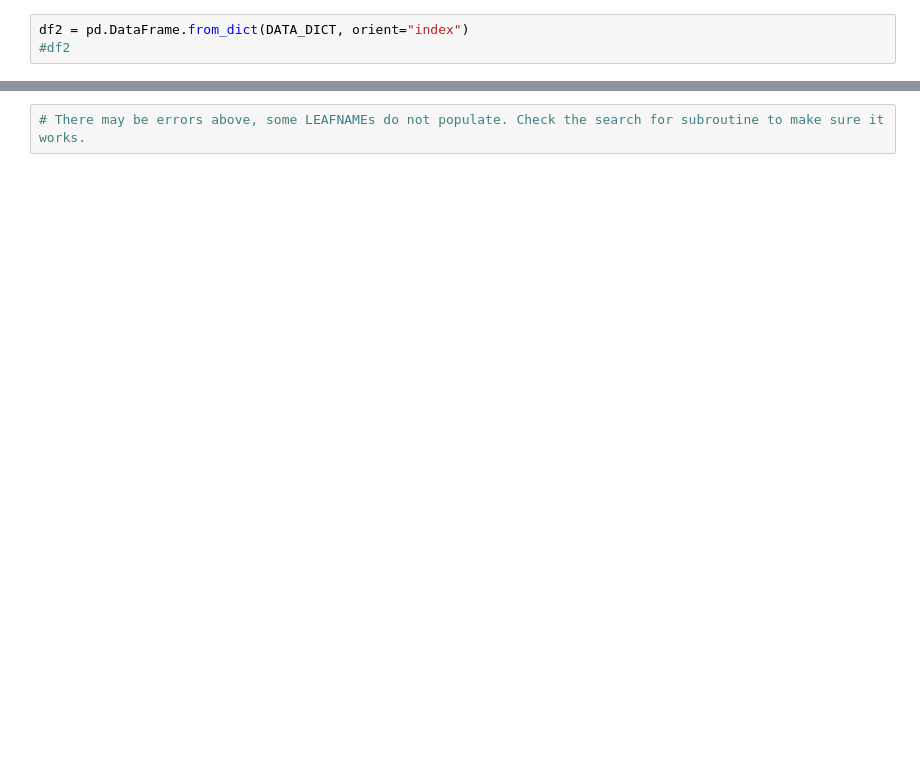
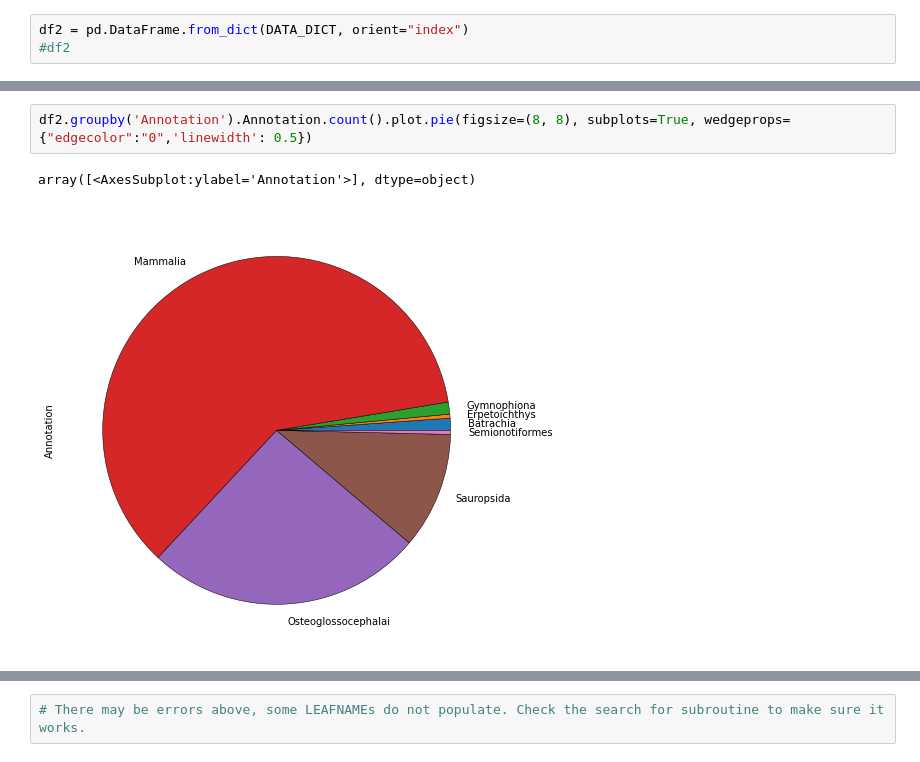
Before and after one commit to aglucaci/GeneInvestigator, a Jupyter notebook: notebooks/LineageAnnotation.ipynb, the cells around one changed output, grey strips where cells are left out. Saved outputs shown, nothing was run; the diff lists cells and outputs as text; blank space fills up the shorter version.

```diff
--- a/notebooks/LineageAnnotation.ipynb
+++ b/notebooks/LineageAnnotation.ipynb
@@ -132,3 +254,8 @@ for i in range(len(lineages[0])):
+# %%
+df2.groupby('Annotation').Annotation.count().plot.pie(figsize=(8, 8), subplots=True, wedgeprops={"edgecolor":"0",'linewidth': 0.5})
+# %% [output]
+array([<AxesSubplot:ylabel='Annotation'>], dtype=object)
+[figure, added]
 # %%
 for item in set(df2["Annotation"].to_list()):
     #print(item)
```
Also changed, not shown: parts of 16 cells of this notebook.
